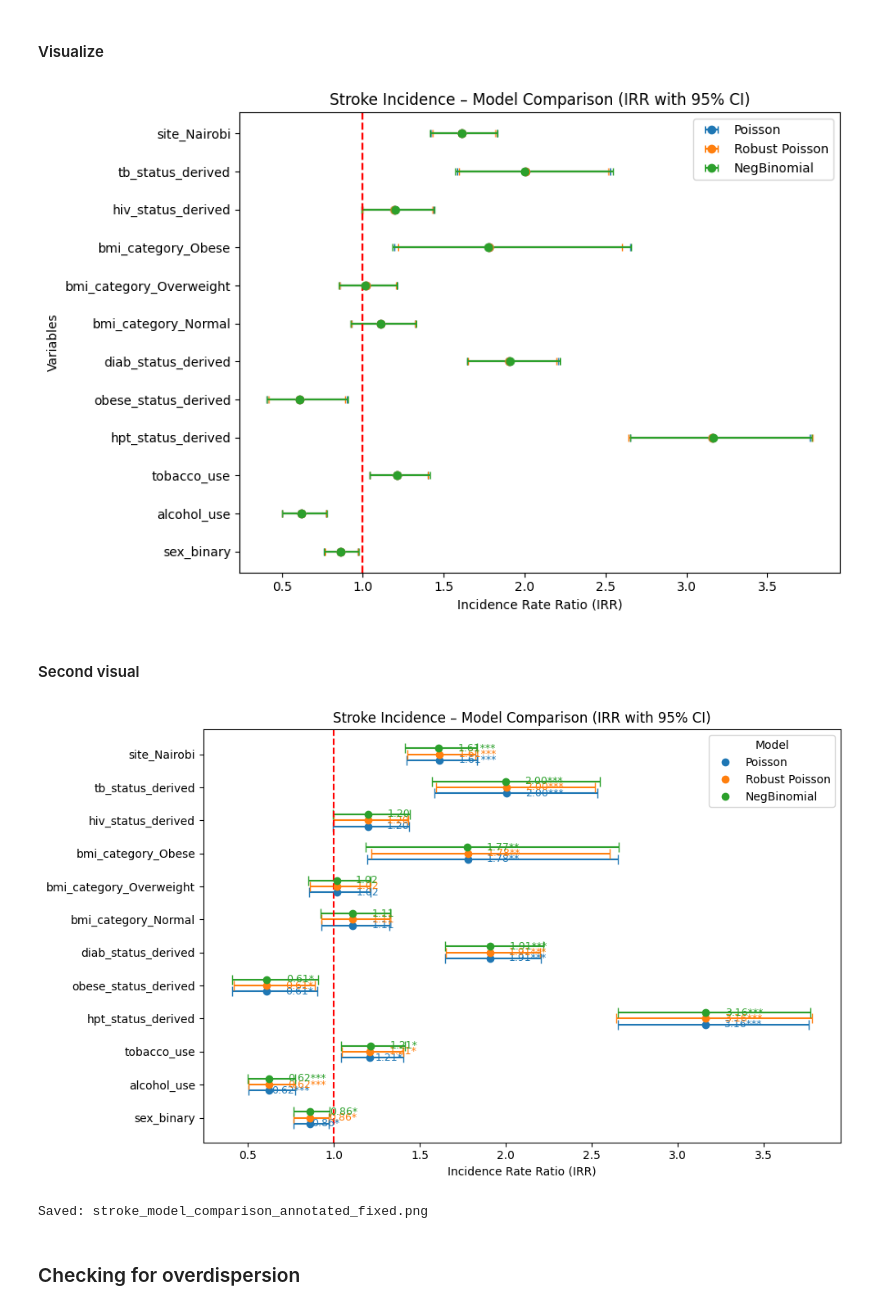
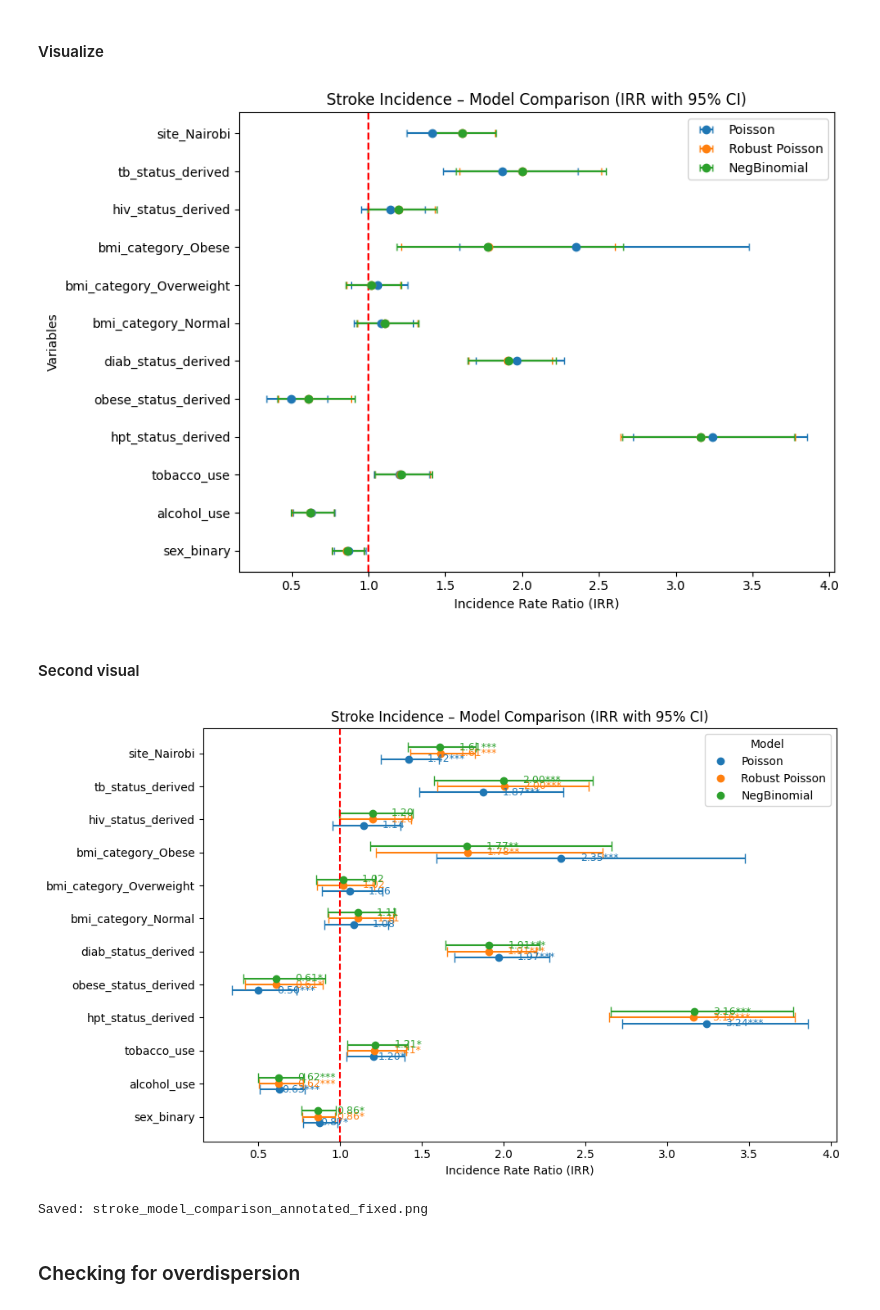
Before and after one commit to dmainagithub/stroke-work, a Jupyter notebook: notebooks/stroke_poisson_model.ipynb, the cells around one changed output. Saved outputs shown, nothing was run; the diff lists cells and outputs as text; code cells hidden in the pictures.

```diff
--- a/notebooks/stroke_poisson_model.ipynb
+++ b/notebooks/stroke_poisson_model.ipynb
@@ -379,7 +383,7 @@ site_Nairobi                0.3347      0.085      3.942      0.000       0.168
 # %% [markdown]
 #### Standard Poisson Regression
 # %%
-model_pois = sm.GLM(y, X, family=sm.families.Poisson()).fit()
+model_pois = sm.GLM(y, X, family=sm.families.Poisson(), offset=df['offset']).fit()
 model_robust = sm.GLM(y, X, family=sm.families.Poisson()).fit(cov_type='HC0')
 model_nb = sm.GLM(y, X, family=sm.families.NegativeBinomial()).fit()
 # %% [markdown]
@@ -415,7 +419,7 @@ Standard errors in parentheses.
 ####  Compute and export IRRs for each model
 # %%
 def extract_irrs(model):
-    df = pd.DataFrame({
+    df_irr = pd.DataFrame({
         "Variable": model.params.index,
         "Coef": model.params.values,
         "StdErr": model.bse,
@@ -424,15 +428,15 @@ def extract_irrs(model):
         "CI_lower": model.conf_int()[0],
         "CI_upper": model.conf_int()[1]
     })
-    df["IRR"] = np.exp(df["Coef"])
-    df["IRR_CI_lower"] = np.exp(df["CI_lower"])
-    df["IRR_CI_upper"] = np.exp(df["CI_upper"])
+    df_irr["IRR"] = np.exp(df_irr["Coef"])
+    df_irr["IRR_CI_lower"] = np.exp(df_irr["CI_lower"])
+    df_irr["IRR_CI_upper"] = np.exp(df_irr["CI_upper"])
     # Add significance stars
-    df["sig"] = df["P>|z|"].apply(lambda p:
+    df_irr["sig"] = df_irr["P>|z|"].apply(lambda p:
                                   "***" if p < 0.001 else
                                   "**" if p < 0.01 else
                                   "*" if p < 0.05 else "")
-    return df
+    return df_irr
 
 results_pois = extract_irrs(model_pois)
 results_robust = extract_irrs(model_robust)
@@ -454,10 +491,10 @@ print("✅ Model comparison results saved to Excel.")
 #### Visualize
 # %%
 plt.figure(figsize=(9, 6))
-for model_name, df in [('Poisson', results_pois),
+for model_name, df_irr in [('Poisson', results_pois),
                        ('Robust Poisson', results_robust),
                        ('NegBinomial', results_nb)]:
-    plot_df = df[df["Variable"] != "const"]
+    plot_df = df_irr[df_irr["Variable"] != "const"]
     plt.errorbar(
         plot_df["IRR"], plot_df["Variable"],
         xerr=[plot_df["IRR"] - plot_df["IRR_CI_lower"],
@@ -474,7 +511,7 @@ plt.tight_layout()
 plt.savefig('D:/APHRC/GoogleDrive_ii/stata_do_files/madiva/stroke_work/visualization/stroke_model_comparison.png', dpi=300)
 plt.show()
 # %% [output]
-[figure, old version]
+[figure, new version]
 # %% [markdown]
 #### Second visual
 # %%
@@ -502,13 +539,13 @@ colors = {
 plt.figure(figsize=(10, 6))
 
 # loop over models and plot
-for model_name, df in [
+for model_name, df_irr in [
     ('Poisson', results_pois),
     ('Robust Poisson', results_robust),
     ('NegBinomial', results_nb)
 ]:
     # align to varlist so positions are consistent
-    df_aligned = df.set_index('Variable').reindex(varlist).reset_index()
+    df_aligned = df_irr.set_index('Variable').reindex(varlist).reset_index()
 
     for j, row in df_aligned.iterrows():
         # skip variables with missing estimates
@@ -530,34 +567,34 @@ for model_name, df in [
             capsize=4,
             color=colors[model_name],
             label=None  # legend handled below
         )
 
         # Add IRR text + significance star to the right of the point
         text_offset = 0.03 * (plt.xlim()[1] - plt.xlim()[0]) if plt.xlim()[1] > plt.xlim()[0] else 0.05
         # to avoid referencing plt.xlim() before any points are drawn, use a small constant fallback:
         if text_offset == 0:
             text_offset = 0.05
         plt.text(row['IRR'] + text_offset, y, f'{row["IRR"]:.2f}{row.get("sig","")}',
                  fontsize=9, color=colors[model_name], va='center')
 
 # Add a manual legend (one marker per model)
 for mn, color in colors.items():
     plt.plot([], [], 'o', color=color, label=mn)
 plt.legend(title='Model')
 
 # y-ticks and labels
 plt.yticks(base_y, varlist)
 plt.axvline(1, color='red', linestyle='--')
 plt.xlabel("Incidence Rate Ratio (IRR)")
 plt.title("Stroke Incidence – Model Comparison (IRR with 95% CI)")
 plt.tight_layout()
 
 # Save and show
 plt.savefig('D:/APHRC/GoogleDrive_ii/stata_do_files/madiva/stroke_work/visualization/stroke_model_comparison_annotated_fixed.png', dpi=300)
 plt.show()
 print("Saved: stroke_model_comparison_annotated_fixed.png")
 # %% [output]
-[figure, old version]
+[figure, new version]
 Saved: stroke_model_comparison_annotated_fixed.png
 # %% [markdown]
 ### Checking for overdispersion
```
Also changed, not shown: parts of 13 cells of this notebook.
